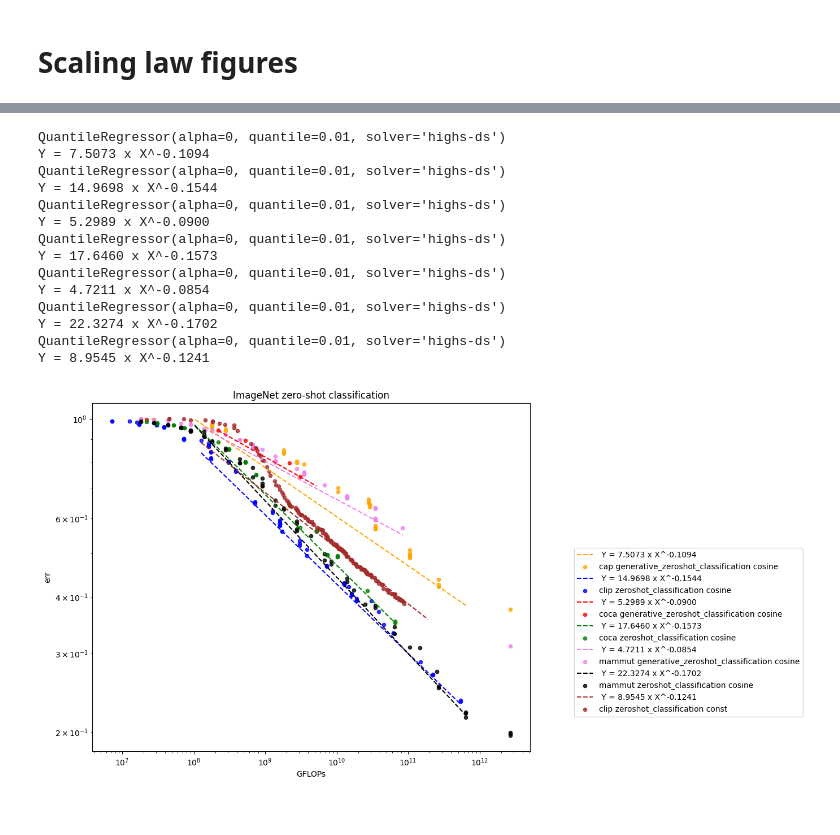
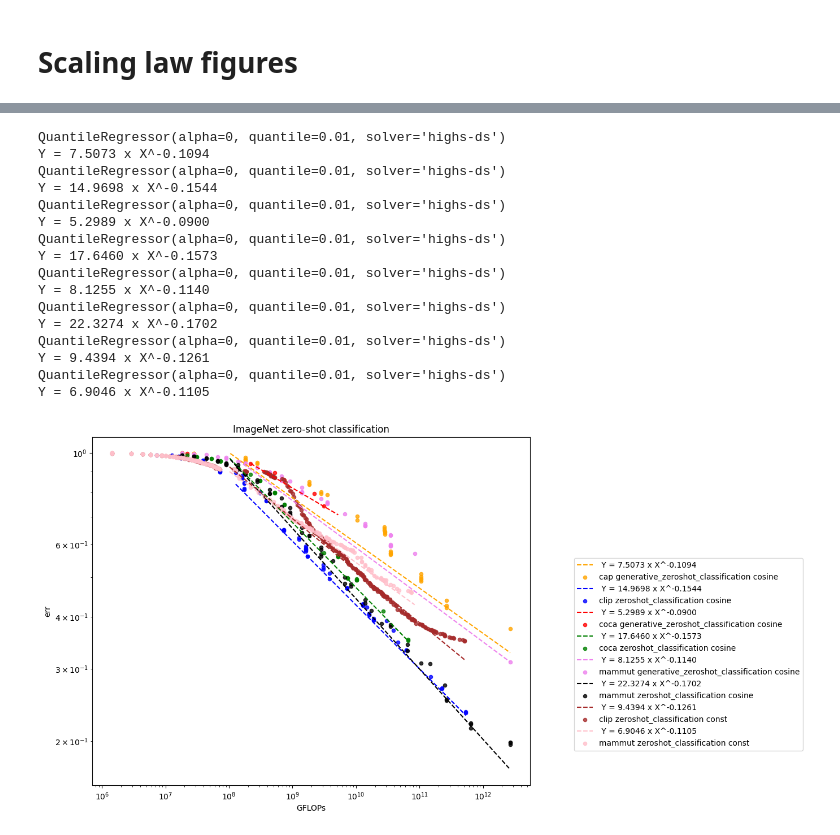
Before and after one commit to SLAMPAI/open_clip_scaling, a Jupyter notebook: results.ipynb, the cells around one changed output, grey strips where cells are left out. Drawn from its saved outputs; the diff is of its cells as text; code cells hidden in the pictures.

```diff
--- a/results.ipynb
+++ b/results.ipynb
@@ -754,0 +728,18 @@ def group_vals(X, Y, eps=1e-5):
+# %%
+ds, metric = "imagenet1k", "acc1"
+#scheduler = "const"
+#ds, metric = "winoground", "text_acc"
+#ds, metric = "sugar_crepe/swap_obj", "acc"
+#ds, metric = "mscoco_captions", "image_retrieval_recall@5"
+fig = plt.figure(figsize=(10, 8))
+D = df
+scheduler = "cosine"
+D = D[D.pretrain_dataset == "datacomp_1b"]
+if scheduler != "const":
+    D = D[D.epoch==D.total_epochs]
+D = D[D.downstream_dataset==ds]
+D = D[D.lr_scheduler==scheduler]
+D = D[~D[metric].isna()]
+sns.scatterplot(x="gflops", y=metric, data=D, hue="namespace",)
+plt.xscale('log',base=10)
+plt.yscale('log',base=10)
@@ -762,7 +755,7 @@ fig = plt.figure(figsize=(10, 8))
 I = 0
 colors = ["orange", "blue", "red", "green", "violet", "black", "brown", "pink", "gray", "cyan"]
 curves = {}
-for scheduler in ("cosine", "const"):
+for scheduler in ("cosine", "const", "const_cooldown"):
     D = df
     D = D[D.pretrain_dataset == "datacomp_1b"]
     if scheduler != "const":
@@ -785,19 +778,15 @@ for scheduler in ("cosine", "const"):
         R = R[~R[metric].isna()]
         if len(R) == 0:
             continue
-        if scheduler == "const":
-            R["model_gflops"] = R.model.apply(lambda m:model_profile.loc[m].gflops)
-            R["gflops_total"] = R.epoch * 12.8e6 * R.model_gflops
-        R = R.sort_values(by="gflops_total")
-
-        X = (R["gflops_total"]).values
+        R = R.sort_values(by="gflops")
+        X = (R["gflops"]).values
         Y = 1-(R[metric]).values
 
 
         color = colors[I]
         I+=1
         #m  = X>=10**9
-        m = (X>=10**8) & (X < 10**12)
+        m = (X>=10**8)# & (X < 10**12)
         #m = (X<10**12)
         #m = (X>0)  & (Y<1)
         #m = X>0
@@ -827,33 +816,35 @@ plt.xlabel("GFLOPs")
 plt.ylabel("err")
 #plt.title(ds)
 plt.legend(loc=(1.1,.1))
 
 #plt.legend()
 
 if metric == "image_retrieval_recall@5":
     plt.title("COCO image retrieval recall@5")
     plt.savefig("coco_image_retrieval_5.pdf")
 elif metric == "text_retrieval_recall@5":
     plt.title("COCO text retrieval recall@5")
     plt.savefig("coco_text_retrieval_5.pdf")
 elif metric == "acc1":
     plt.title("ImageNet zero-shot classification")
     plt.savefig("imagenet.pdf")
 
 plt.show()
 # %% [output]
 QuantileRegressor(alpha=0, quantile=0.01, solver='highs-ds')
 Y = 7.5073 x X^-0.1094
 QuantileRegressor(alpha=0, quantile=0.01, solver='highs-ds')
 Y = 14.9698 x X^-0.1544
 QuantileRegressor(alpha=0, quantile=0.01, solver='highs-ds')
 Y = 5.2989 x X^-0.0900
 QuantileRegressor(alpha=0, quantile=0.01, solver='highs-ds')
 Y = 17.6460 x X^-0.1573
 QuantileRegressor(alpha=0, quantile=0.01, solver='highs-ds')
-Y = 4.7211 x X^-0.0854
+Y = 8.1255 x X^-0.1140
 QuantileRegressor(alpha=0, quantile=0.01, solver='highs-ds')
 Y = 22.3274 x X^-0.1702
 QuantileRegressor(alpha=0, quantile=0.01, solver='highs-ds')
-Y = 8.9545 x X^-0.1241
+Y = 9.4394 x X^-0.1261
+QuantileRegressor(alpha=0, quantile=0.01, solver='highs-ds')
+Y = 6.9046 x X^-0.1105
-[figure, old version]
+[figure, new version]
```
Also changed, not shown: parts of 51 cells of this notebook, 1 other file.
